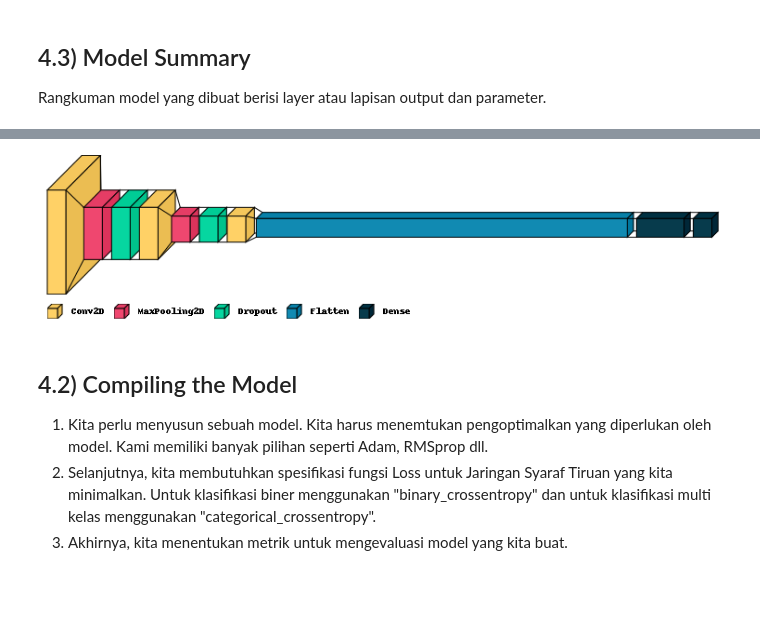
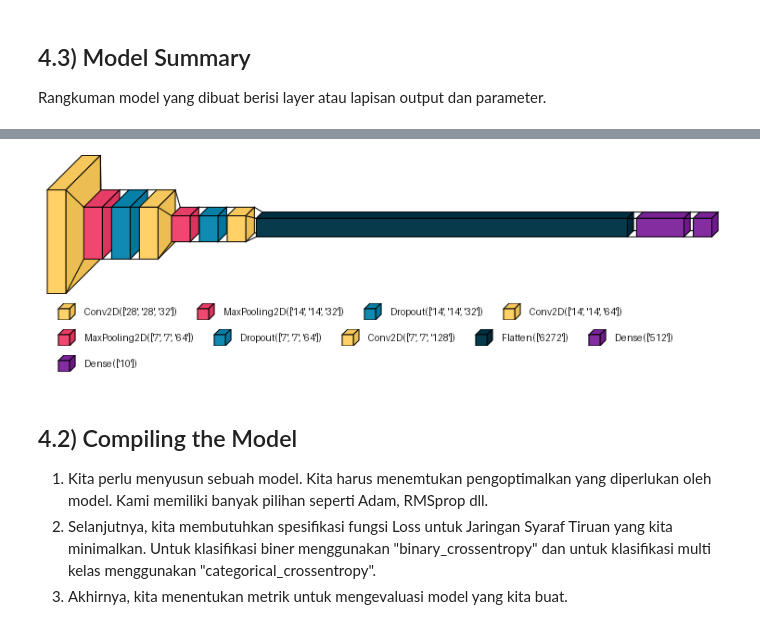
Before and after one commit to fendy07/FMNIST-DeepLearning, a Jupyter notebook: ML_01_FendyHendriyanto.ipynb, the cells around one changed output, grey strips where cells are left out. Cells and saved outputs as stored; diff of their text form; code cells hidden in the pictures; blank space fills up the shorter version.

Commit message:
update code, data and model

```diff
--- a/ML_01_FendyHendriyanto.ipynb
+++ b/ML_01_FendyHendriyanto.ipynb
@@ -234,9 +244,8 @@ tf.keras.utils.plot_model(model, to_file='model.png', show_shapes=True, show_lay
 # %%
-import visualkeras
-
-visualkeras.layered_view(model, legend=True, to_file='output.png')
+# Visualize the model with visualkeras
+visualkeras.layered_view(model, legend=True, show_dimension = True, to_file='model\model_cnn.png')
 # %% [output]
-[figure, old version]
+[figure, new version]
 # %% [markdown]
 ## 4.2) Compiling the Model
 
```
Also changed, not shown: parts of 47 cells of this notebook, 6 other files.
